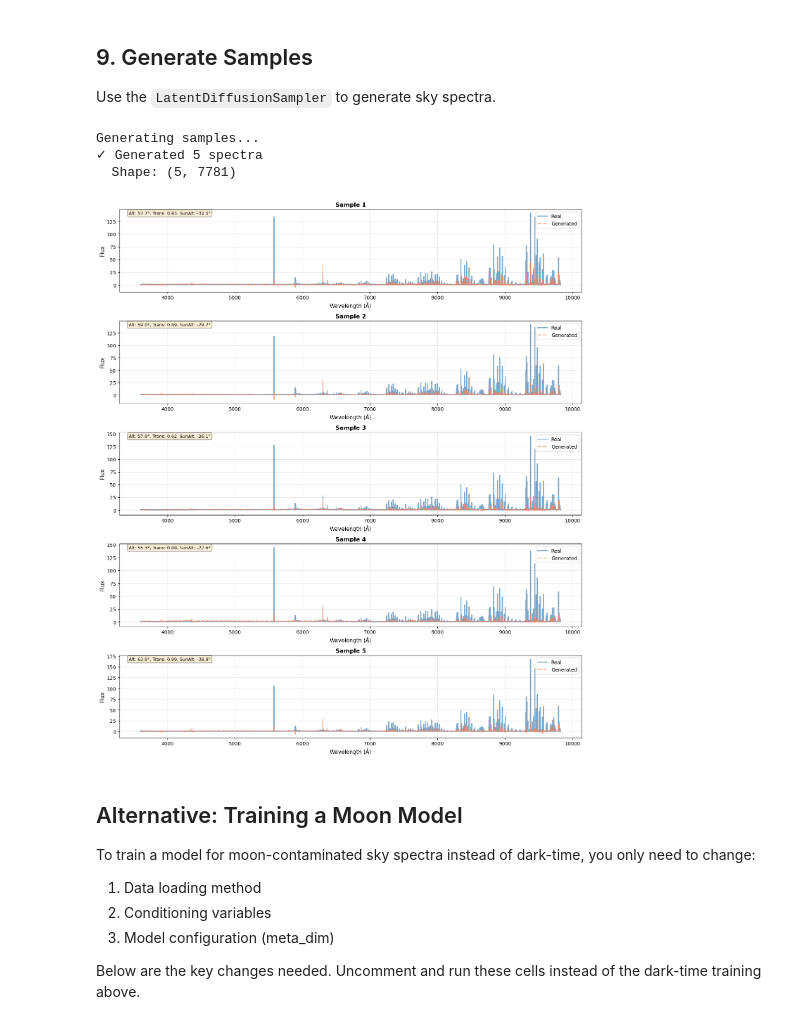
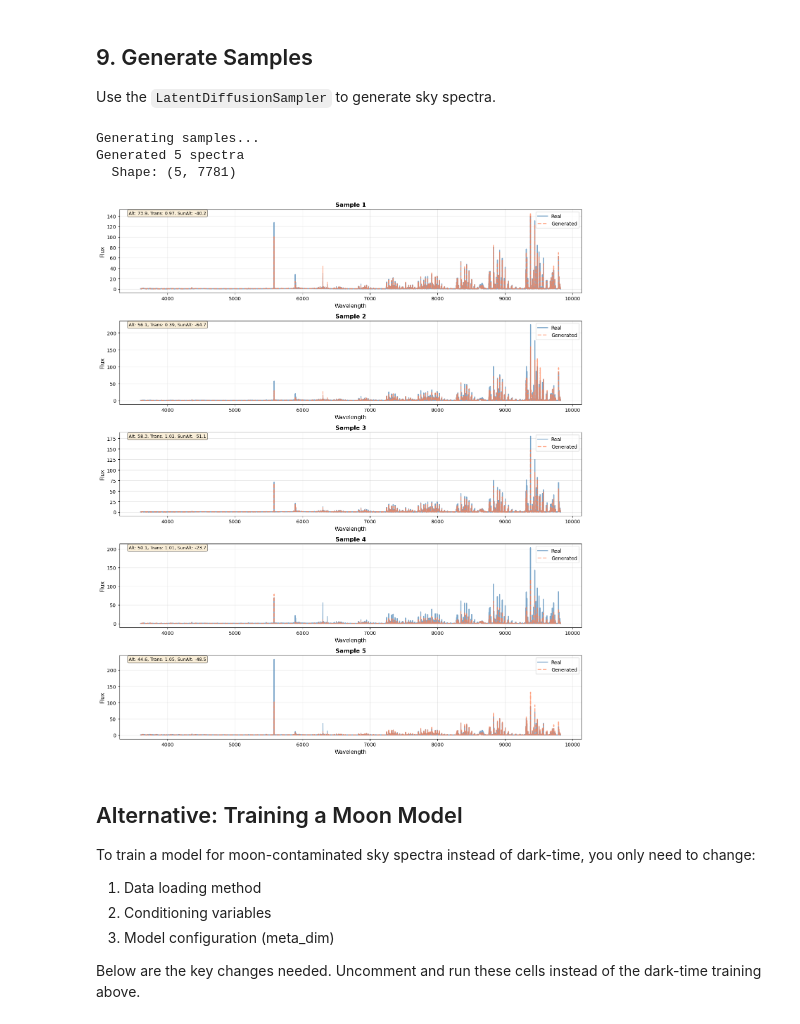
Before and after one commit to MatthewDowicz/desisky, a Jupyter notebook: examples/06_ldm_training.ipynb, the cells around one changed output. Saved outputs shown, nothing was run; the diff lists cells and outputs as text; code cells hidden in the pictures.

```diff
--- a/examples/06_ldm_training.ipynb
+++ b/examples/06_ldm_training.ipynb
@@ -345,61 +369,66 @@ Architecture:
 Use the `LatentDiffusionSampler` to generate sky spectra.
 # %%
 # Create sampler with loaded model
+# conditioning_scaler auto-normalizes raw metadata values to match training distribution
 sampler = LatentDiffusionSampler(
     ldm_model=loaded_ldm,
     vae_model=vae,
-    method="heun",      # Heun's method (2nd order ODE solver)
-    num_steps=40,       # Number of sampling steps
+    sigma_data=loaded_metadata["training"]["sigma_data"],
+    conditioning_scaler=loaded_metadata["training"]["conditioning_scaler"],
+    num_steps=250,        # More steps = higher quality (Heun solver)
+    latent_channels=1,
+    latent_dim=8,
 )
 
-# Get conditioning from validation set
-val_conditioning = conditioning[train_size:train_size+5]
+# Get raw conditioning from validation indices
+# Note: the sampler auto-normalizes using the conditioning_scaler
+val_conditioning = conditioning[val_idx[:5]]
 
 print("Generating samples...")
 generated_spectra = sampler.sample(
     key=jr.PRNGKey(456),
     conditioning=jnp.array(val_conditioning),
-    guidance_scale=2.0  # Classifier-free guidance scale
+    guidance_scale=1.0   # guidance_scale=1.0 matches training validation
 )
 
-print(f"✓ Generated {len(generated_spectra)} spectra")
+print(f"Generated {len(generated_spectra)} spectra")
 print(f"  Shape: {generated_spectra.shape}")
 # %% [output]
 Generating samples...
-✓ Generated 5 spectra
+Generated 5 spectra
   Shape: (5, 7781)
 # %%
 # Visualize generated vs real spectra
 fig, axes = plt.subplots(5, 1, figsize=(14, 16))
 
 for i, ax in enumerate(axes):
-    real = flux[train_size + i]
+    real = flux[val_idx[i]]
     generated = generated_spectra[i]
 
     ax.plot(wavelength, real, label='Real', linewidth=2, alpha=0.7, color='steelblue')
     ax.plot(wavelength, generated, label='Generated',
             linewidth=2, alpha=0.7, linestyle='--', color='coral')
 
     # Show conditioning values
     cond_str = (
-        f"Alt: {val_conditioning[i][0]:.1f}°, "
+        f"Alt: {val_conditioning[i][0]:.1f}, "
         f"Trans: {val_conditioning[i][1]:.2f}, "
-        f"SunAlt: {val_conditioning[i][2]:.1f}°"
+        f"SunAlt: {val_conditioning[i][2]:.1f}"
     )
     ax.text(0.02, 0.98, cond_str, transform=ax.transAxes,
             verticalalignment='top', fontsize=9,
             bbox=dict(boxstyle='round', facecolor='wheat', alpha=0.5))
 
-    ax.set_xlabel('Wavelength (Å)', fontsize=11)
+    ax.set_xlabel('Wavelength', fontsize=11)
     ax.set_ylabel('Flux', fontsize=11)
     ax.set_title(f'Sample {i+1}', fontsize=12, fontweight='bold')
     ax.legend(fontsize=10)
     ax.grid(True, alpha=0.3)
 
 plt.tight_layout()
 plt.show()
 # %% [output]
-[figure, old version]
+[figure, new version]
 # %% [markdown]
 ## Alternative: Training a Moon Model
 
```
Also changed, not shown: parts of 14 cells of this notebook, 1 other file.
